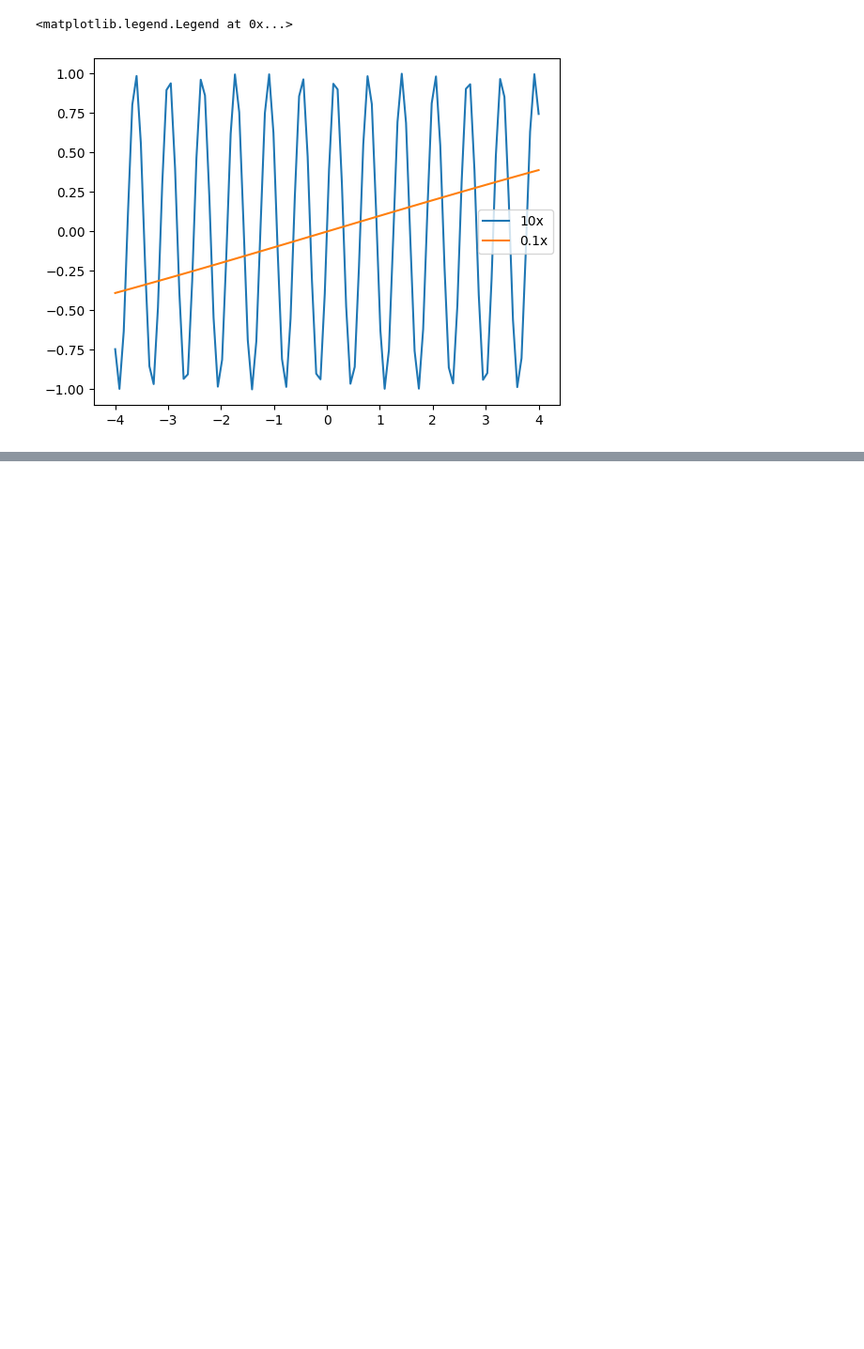
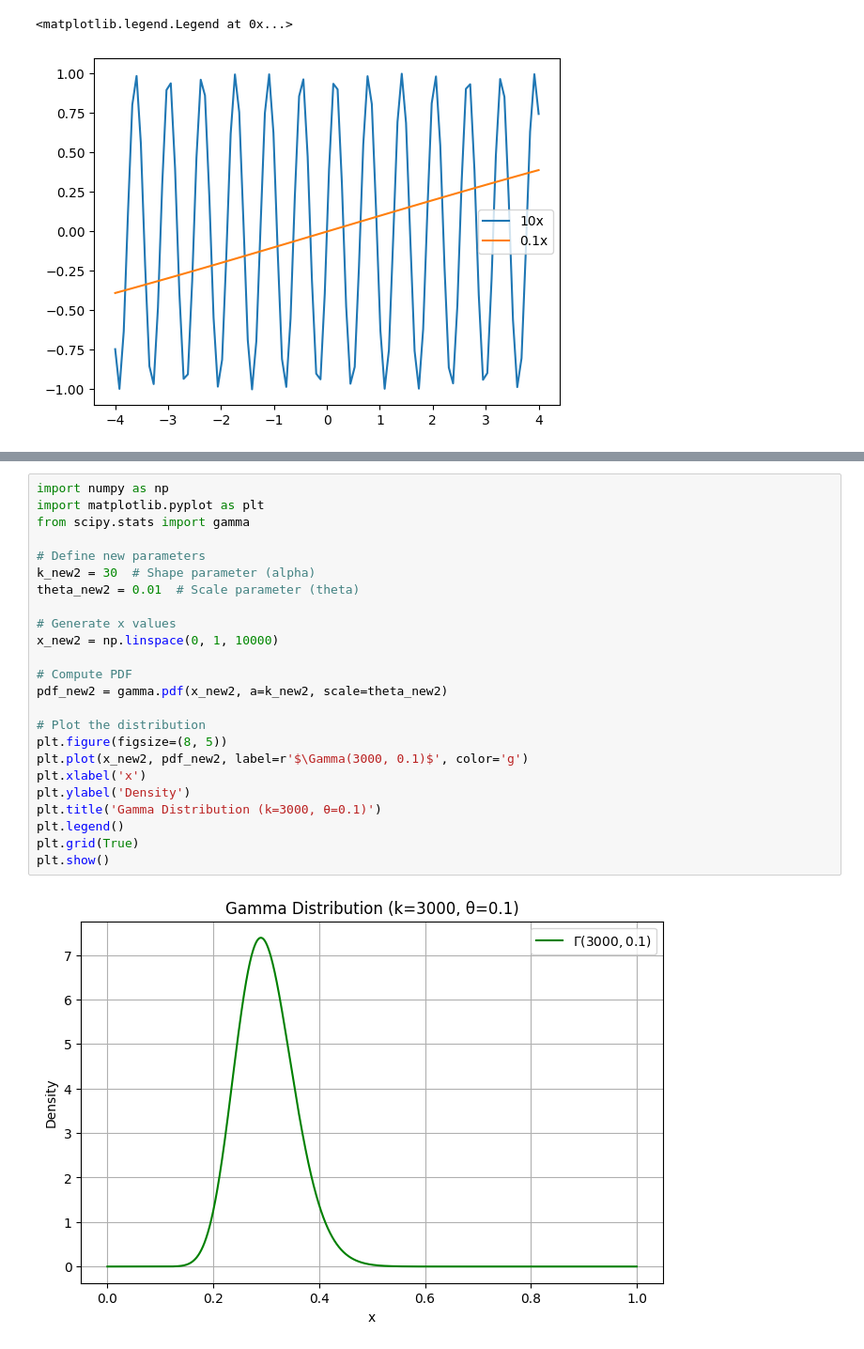
Before and after one commit to aslakdjupskas/MCDO, a Jupyter notebook: Code/GP/explore.ipynb, the cells around one changed output, grey strips where cells are left out. Shown at 94% size. Cells and saved outputs as stored; diff of their text form; blank space fills up the shorter version.

```diff
--- a/Code/GP/explore.ipynb
+++ b/Code/GP/explore.ipynb
@@ -480,0 +538,26 @@ plt.legend()
+# %%
+import numpy as np
+import matplotlib.pyplot as plt
+from scipy.stats import gamma
+
+# Define new parameters
+k_new2 = 30  # Shape parameter (alpha)
+theta_new2 = 0.01  # Scale parameter (theta)
+
+# Generate x values
+x_new2 = np.linspace(0, 1, 10000)
+
+# Compute PDF
+pdf_new2 = gamma.pdf(x_new2, a=k_new2, scale=theta_new2)
+
+# Plot the distribution
+plt.figure(figsize=(8, 5))
+plt.plot(x_new2, pdf_new2, label=r'$\Gamma(3000, 0.1)$', color='g')
+plt.xlabel('x')
+plt.ylabel('Density')
+plt.title('Gamma Distribution (k=3000, θ=0.1)')
+plt.legend()
+plt.grid(True)
+plt.show()
+# %% [output]
+[figure, added]
```
Also changed, not shown: parts of 3 cells of this notebook, 6 other files.
